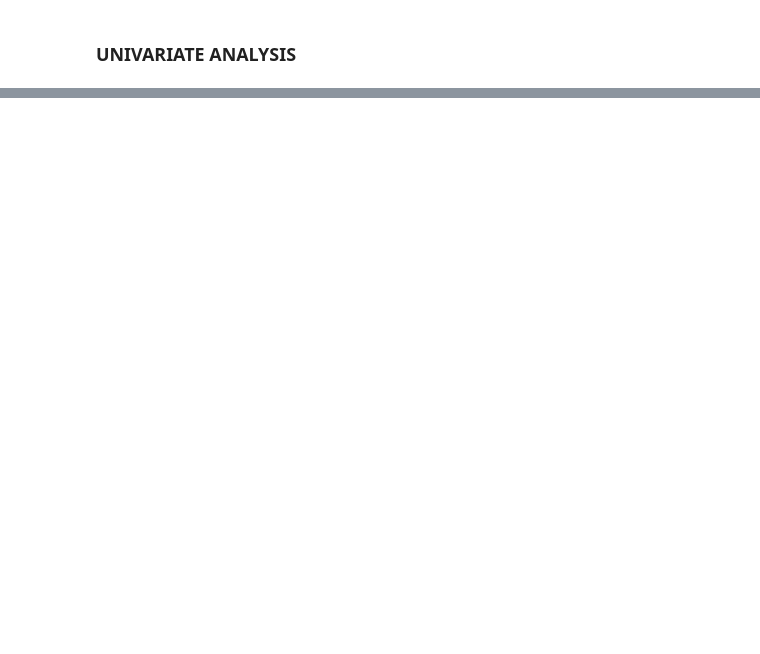
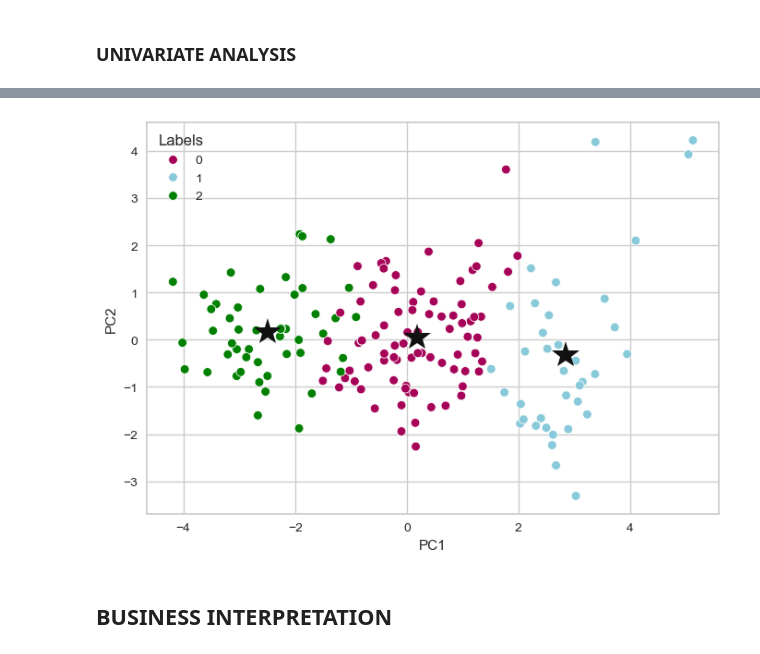
Before and after one commit to Nidhim-Soni/HELP-NGO-COUNTRY-DATA-CLUSTERING-, a Jupyter notebook: HELP NGO CLUSTERING.ipynb, the cells around one changed output, grey strips where cells are left out. Drawn from its saved outputs; the diff is of its cells as text; code cells hidden in the pictures; blank space fills up the shorter version.

```diff
--- a/HELP NGO CLUSTERING.ipynb
+++ b/HELP NGO CLUSTERING.ipynb
@@ -81,0 +245,12 @@ plt.show()
+# %%
+t = 1
+plt.figure(figsize=(15,10))
+for i in range(2,11):
+    plt.subplot(3,3,t)
+    model = KMeans(n_clusters=i,random_state=2)
+    sil_viz = SilhouetteVisualizer(model)
+    sil_viz.fit(final_data)
+    plt.title(f'K : {i} , Sillhouette Score : {round(sil_viz.silhouette_score_,4)}')
+    t+=1
+plt.tight_layout()
+plt.show()
@@ -81,0 +261,5 @@ plt.show()
+# %%
+# Lets fit our final model
+final_kmeans = KMeans(n_clusters=3,random_state=2)
+# %%
+labels = final_kmeans.fit_predict(final_data)
@@ -81,0 +282,4 @@ plt.show()
+# %%
+# Lets put this data on PCA Data
+final_data['Labels'] = labels
+final_data.head(3)
@@ -81,0 +292,15 @@ plt.show()
+# %%
+# Lets visualize the clusters
+# In order to get the best Visualization lets choose PC1 and PC2 as they have maximum Variance
+centroids = final_kmeans.cluster_centers_
+centroids
+
+sns.scatterplot(data=final_data,x='PC1',y='PC2',palette=['m','c','green'],hue='Labels')
+for i in range(3):
+    plt.plot(centroids[i][0],centroids[i][1],marker='*',ms = 22,color ='k')
+
+plt.show()
+# %% [output]
+[figure, added]
+# %% [markdown]
+## BUSINESS INTERPRETATION
```
Also changed, not shown: parts of 36 cells of this notebook.
